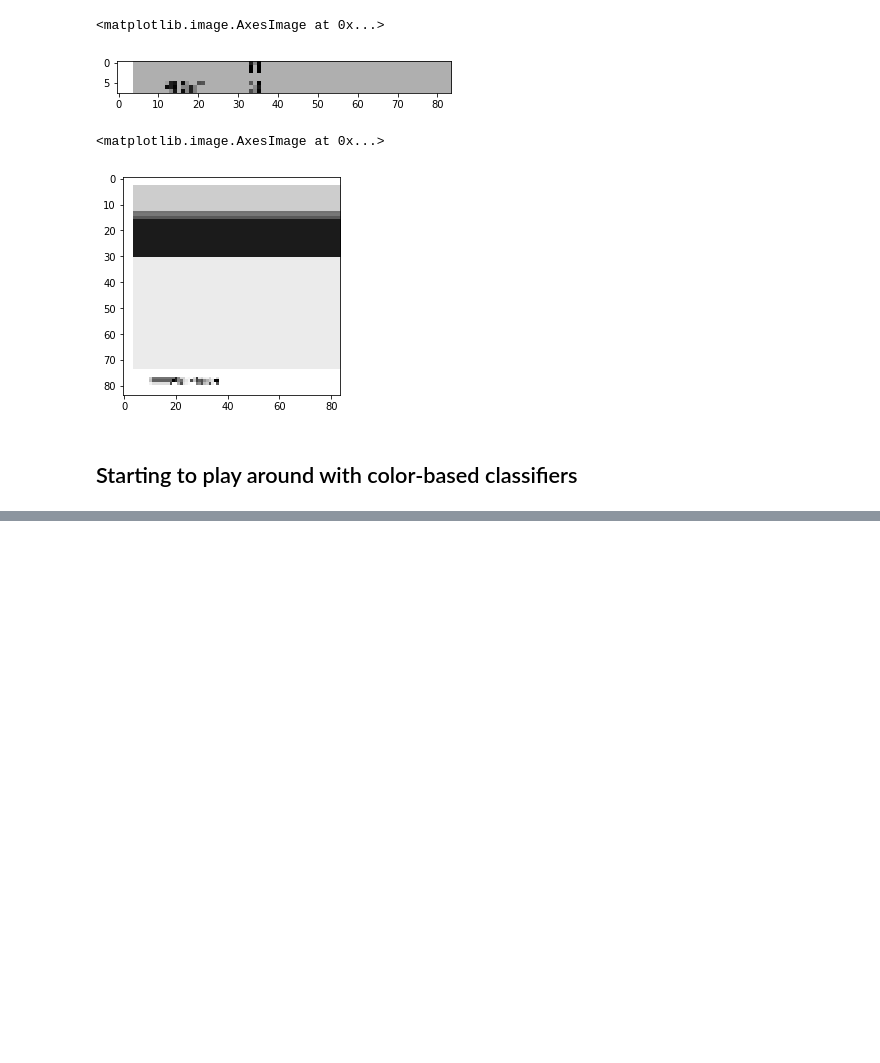
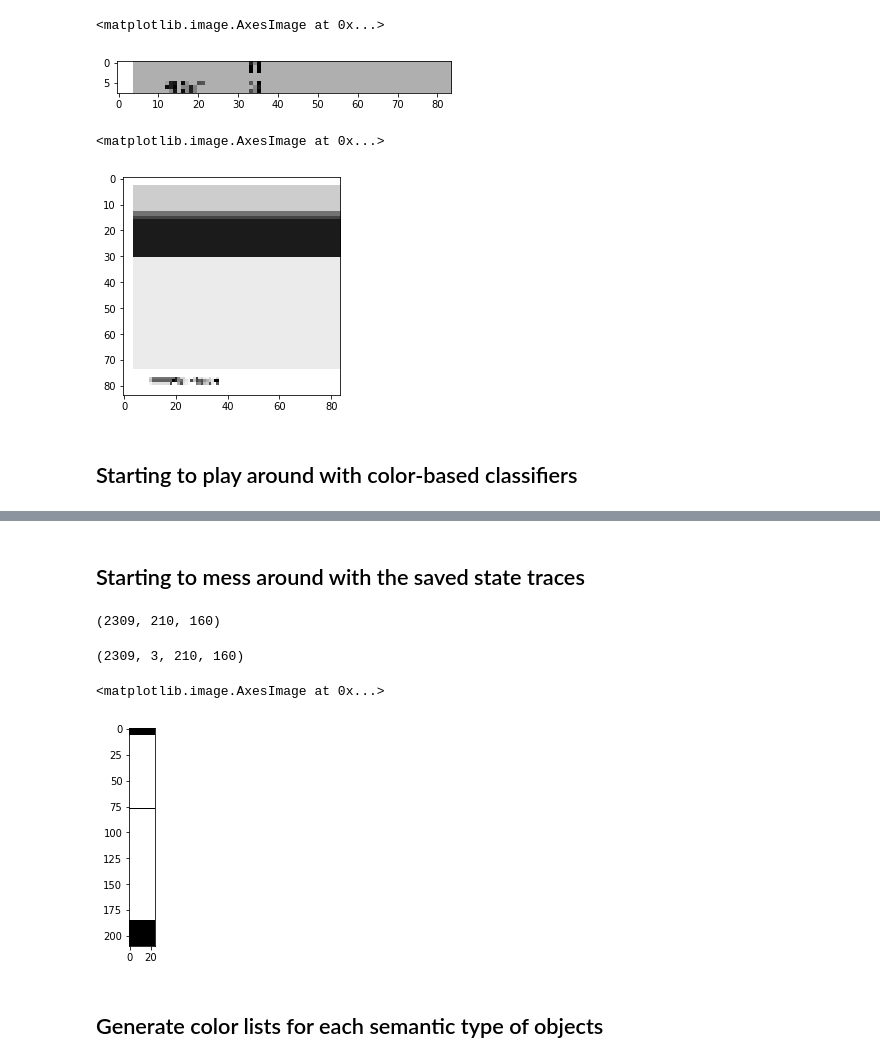
Before and after one commit to guydav/Rainbow, a Jupyter notebook: notebooks/environment_classifiers.ipynb, the cells around one changed output, grey strips where cells are left out. Drawn from its saved outputs; the diff is of its cells as text; code cells hidden in the pictures; blank space fills up the shorter version.

Commit message:
Work on using colors to classify

```diff
--- a/notebooks/environment_classifiers.ipynb
+++ b/notebooks/environment_classifiers.ipynb
@@ -290,0 +292,26 @@ for x in np.unique(raw_screen):
+# %% [markdown]
+## Starting to mess around with the saved state traces
+# %%
+def load_saved_states(seed, num=0, name='baseline-rainbow', color=False):
+    state_type = color and 'color' or 'gray'
+    path_glob = os.path.join('../results', f'{name}-{seed}', 'evaluation/states', f'*{num}-{state_type}.pickle')
+    path = glob.glob(path_glob)[0]
+
+    with open(path, 'rb') as pickle_file:
+        return pickle.load(pickle_file)
+# %%
+states_300_0_gray = load_saved_states(300)
+print(states_300_0_gray.shape)
+
+states_300_0_color = load_saved_states(300, color=True)
+states_300_0_color.shape
+# %% [output]
+(2309, 210, 160)
+(2309, 3, 210, 160)
+# %%
+plt.imshow(states_300_0_gray[0,:,-25:], cmap='gray', norm=matplotlib.colors.Normalize(0, 1))
+# %% [output]
+<matplotlib.image.AxesImage at 0x...>
+[figure, added]
+# %% [markdown]
+## Generate color lists for each semantic type of objects
```
Also changed, not shown: parts of 26 cells of this notebook.
